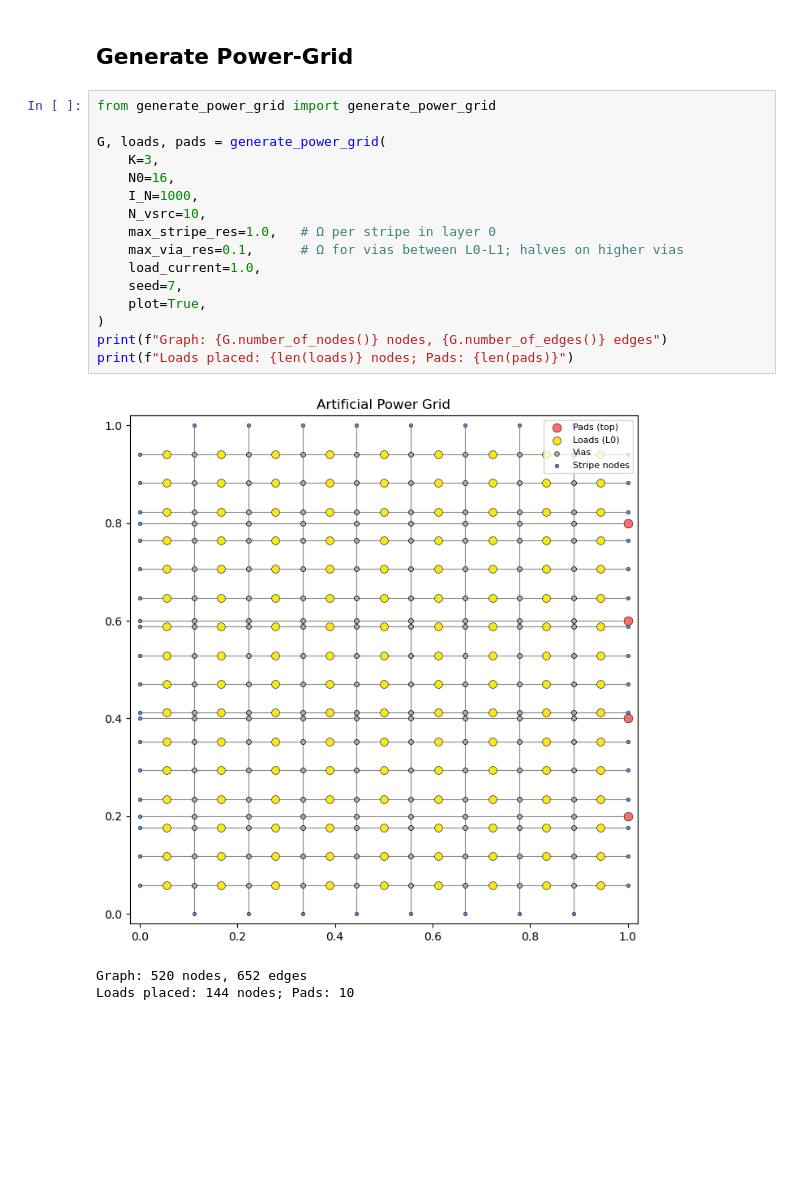
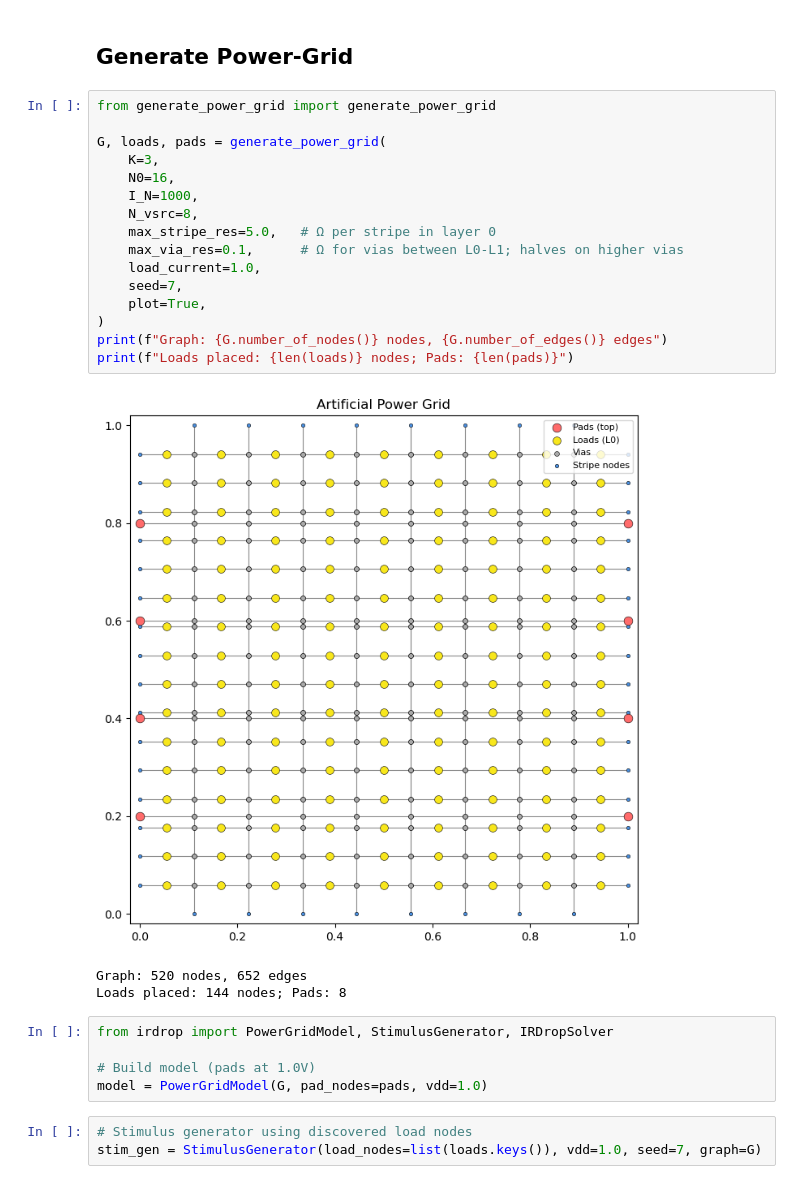
Before and after one commit to patour/sigma_dvd_prototype, a Jupyter notebook: proto.ipynb, the cells around one changed output. Saved outputs shown, nothing was run; the diff lists cells and outputs as text; blank space fills up the shorter version.

```diff
--- a/proto.ipynb
+++ b/proto.ipynb
@@ -3,20 +3,28 @@
 # %%
 from generate_power_grid import generate_power_grid
 
 G, loads, pads = generate_power_grid(
     K=3,
     N0=16,
     I_N=1000,
-    N_vsrc=10,
-    max_stripe_res=1.0,   # Ω per stripe in layer 0
+    N_vsrc=8,
+    max_stripe_res=5.0,   # Ω per stripe in layer 0
     max_via_res=0.1,      # Ω for vias between L0-L1; halves on higher vias
     load_current=1.0,
     seed=7,
     plot=True,
 )
 print(f"Graph: {G.number_of_nodes()} nodes, {G.number_of_edges()} edges")
 print(f"Loads placed: {len(loads)} nodes; Pads: {len(pads)}")
 # %% [output]
-[figure, old version]
+[figure, new version]
 Graph: 520 nodes, 652 edges
-Loads placed: 144 nodes; Pads: 10
+Loads placed: 144 nodes; Pads: 8
+# %%
+from irdrop import PowerGridModel, StimulusGenerator, IRDropSolver
+
+# Build model (pads at 1.0V)
+model = PowerGridModel(G, pad_nodes=pads, vdd=1.0)
+# %%
+# Stimulus generator using discovered load nodes
+stim_gen = StimulusGenerator(load_nodes=list(loads.keys()), vdd=1.0, seed=7, graph=G)
```
Also changed, not shown: parts of 11 cells of this notebook, 5 other files.
